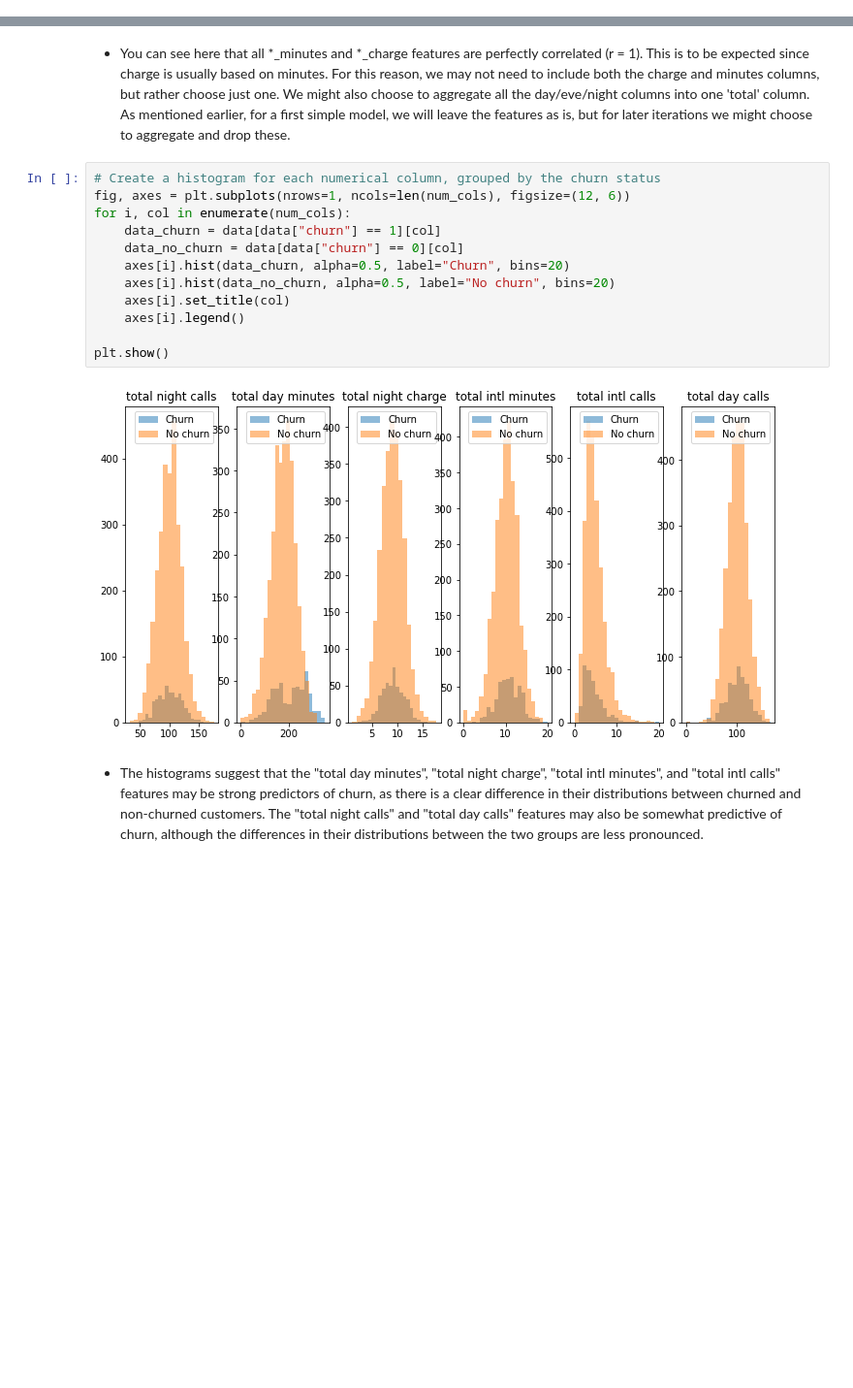
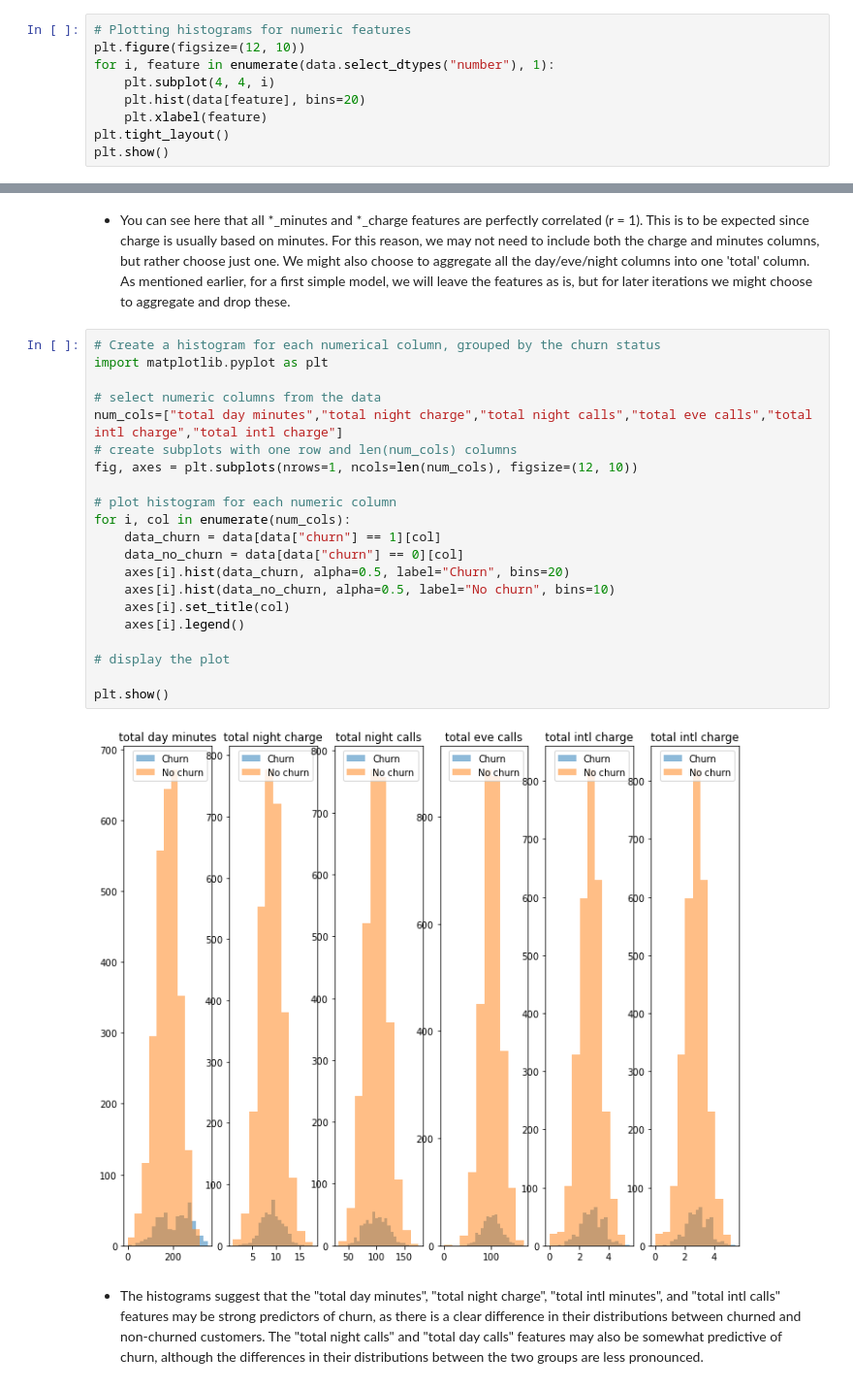
Before and after one commit to Grace-01-cell/phase3_project, a Jupyter notebook: student.ipynb, the cells around one changed output, grey strips where cells are left out. Shown at 97% size. Cells and saved outputs as stored; diff of their text form; blank space fills up the shorter version.

```diff
--- a/student.ipynb
+++ b/student.ipynb
@@ -173,0 +205,9 @@ data.drop(["phone number","state"],axis=1,inplace=True)
+# %%
+# Plotting histograms for numeric features
+plt.figure(figsize=(12, 10))
+for i, feature in enumerate(data.select_dtypes("number"), 1):
+    plt.subplot(4, 4, i)
+    plt.hist(data[feature], bins=20)
+    plt.xlabel(feature)
+plt.tight_layout()
+plt.show()
@@ -345,17 +397,26 @@ data_correlation
 * You can see here that all *_minutes and *_charge features are perfectly correlated (r = 1). This is to be expected since charge is usually based on minutes. For this reason, we may not need to include both the charge and minutes columns, but rather choose just one. We might also choose to aggregate all the day/eve/night columns into one 'total' column. As mentioned earlier, for a first simple model, we will leave the features as is, but for later iterations we might choose to aggregate and drop these.
 # %%
 # Create a histogram for each numerical column, grouped by the churn status
-fig, axes = plt.subplots(nrows=1, ncols=len(num_cols), figsize=(12, 6))
+import matplotlib.pyplot as plt
+
+# select numeric columns from the data
+num_cols=["total day minutes","total night charge","total night calls","total eve calls","total intl charge","total intl charge"]
+# create subplots with one row and len(num_cols) columns
+fig, axes = plt.subplots(nrows=1, ncols=len(num_cols), figsize=(12, 10))
+
+# plot histogram for each numeric column
 for i, col in enumerate(num_cols):
     data_churn = data[data["churn"] == 1][col]
     data_no_churn = data[data["churn"] == 0][col]
     axes[i].hist(data_churn, alpha=0.5, label="Churn", bins=20)
-    axes[i].hist(data_no_churn, alpha=0.5, label="No churn", bins=20)
+    axes[i].hist(data_no_churn, alpha=0.5, label="No churn", bins=10)
     axes[i].set_title(col)
     axes[i].legend()
 
+# display the plot
+
 plt.show()
 # %% [output]
-[figure, old version]
+[figure, new version]
 # %% [markdown]
 * The histograms suggest that the "total day minutes", "total night charge", "total intl minutes", and "total intl calls" features may be strong predictors of churn, as there is a clear difference in their distributions between churned and non-churned customers. The "total night calls" and "total day calls" features may also be somewhat predictive of churn, although the differences in their distributions between the two groups are less pronounced.
```
Also changed, not shown: parts of 76 cells of this notebook, 1 other file.
